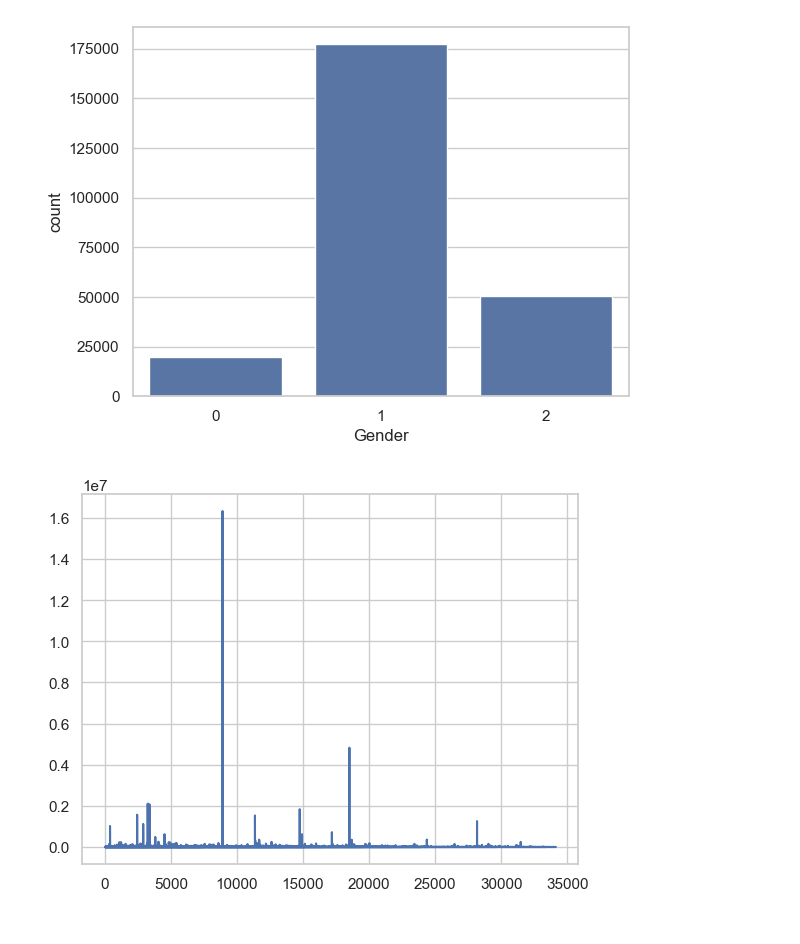
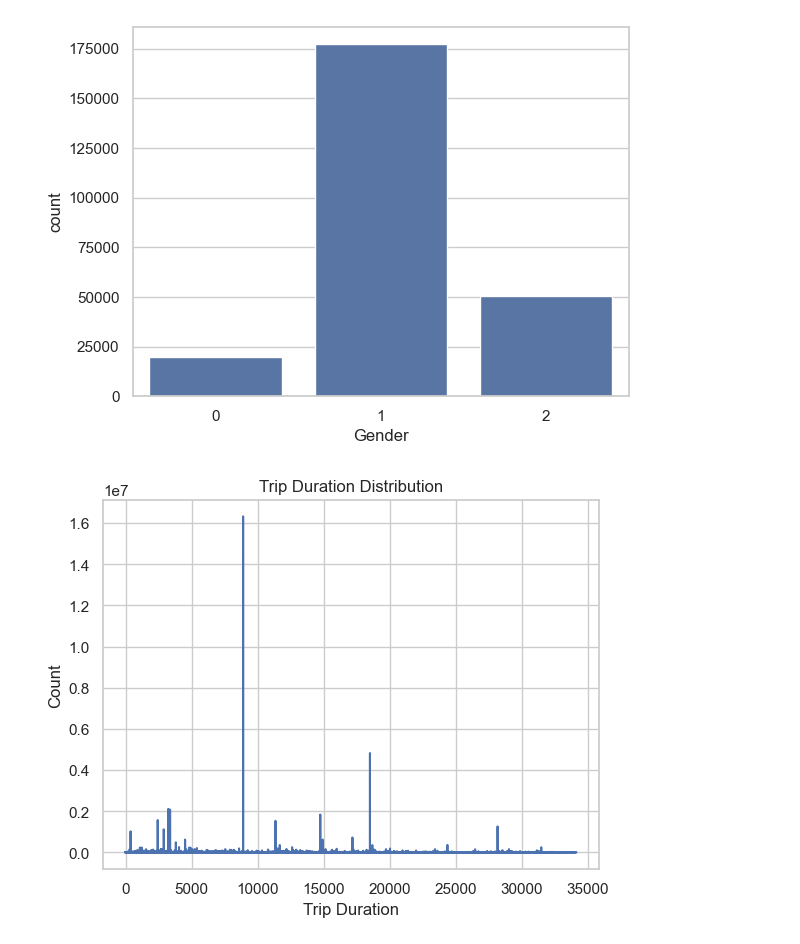
Before and after one commit to amoako420/Chime, a Jupyter notebook: project.ipynb, the cells around one changed output. Drawn from its saved outputs; the diff is of its cells as text; code cells hidden in the pictures.

```diff
--- a/project.ipynb
+++ b/project.ipynb
@@ -187,6 +187,9 @@ sns.countplot(x="Gender", data=citibike.reset_index(drop=True))
 [figure]
 # %%
 plt.plot(citibike["Trip Duration"])
+plt.xlabel("Trip Duration")
+plt.ylabel("Count")
+plt.title("Trip Duration Distribution")
 plt.show()
 # %% [output]
-[figure, old version]
+[figure, new version]
```
